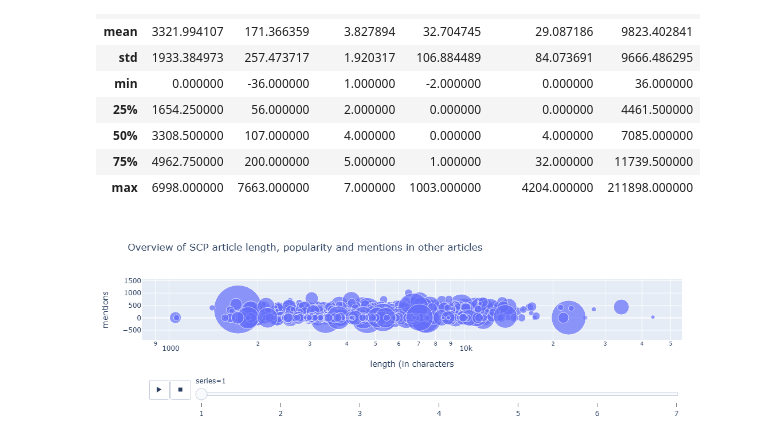
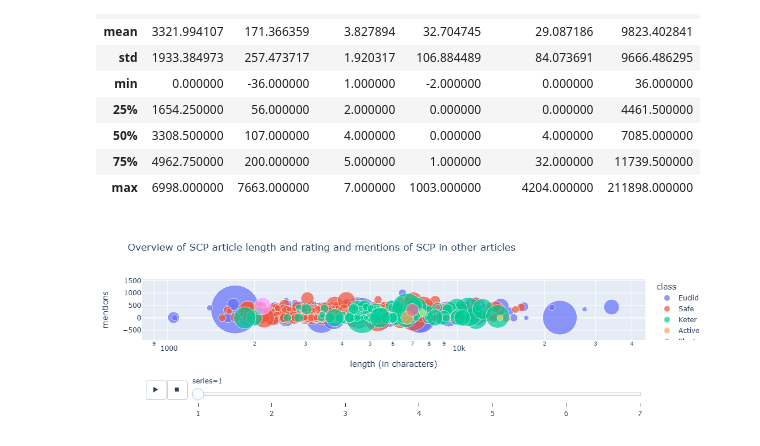
Before and after one commit to AGasconAfriat/scp_data-analysis, a Jupyter notebook: visualizations.ipynb, the cells around one changed output. Drawn from its saved outputs; the diff is of its cells as text; code cells hidden in the pictures.

Commit message:
Added overview chart

```diff
--- a/visualizations.ipynb
+++ b/visualizations.ipynb
@@ -105,18 +105,18 @@ ratings_df = ratings_df[ratings_df["rating"] > 0]
 # %%
 figure=px.scatter(
             ratings_df.dropna(subset=["rating"]),
             x="length",
             y="mentions",
             size="rating",
-            #color="series",
+            color="class",
             hover_name="code",
             animation_frame="series",
             hover_data = {"series":False},
             log_x=True,
             size_max=60,
-            title="Overview of SCP article length, popularity and mentions in other articles",
+            title="Overview of SCP article length, rating and mentions in other articles",
         )
-figure.update_layout(xaxis_title="length (in characters")
+figure.update_layout(xaxis_title="length (in characters)")
 figure.show()
 # %% [output]
-[figure, old version]
+[figure, new version]
```
Also changed, not shown: 1 other file.
